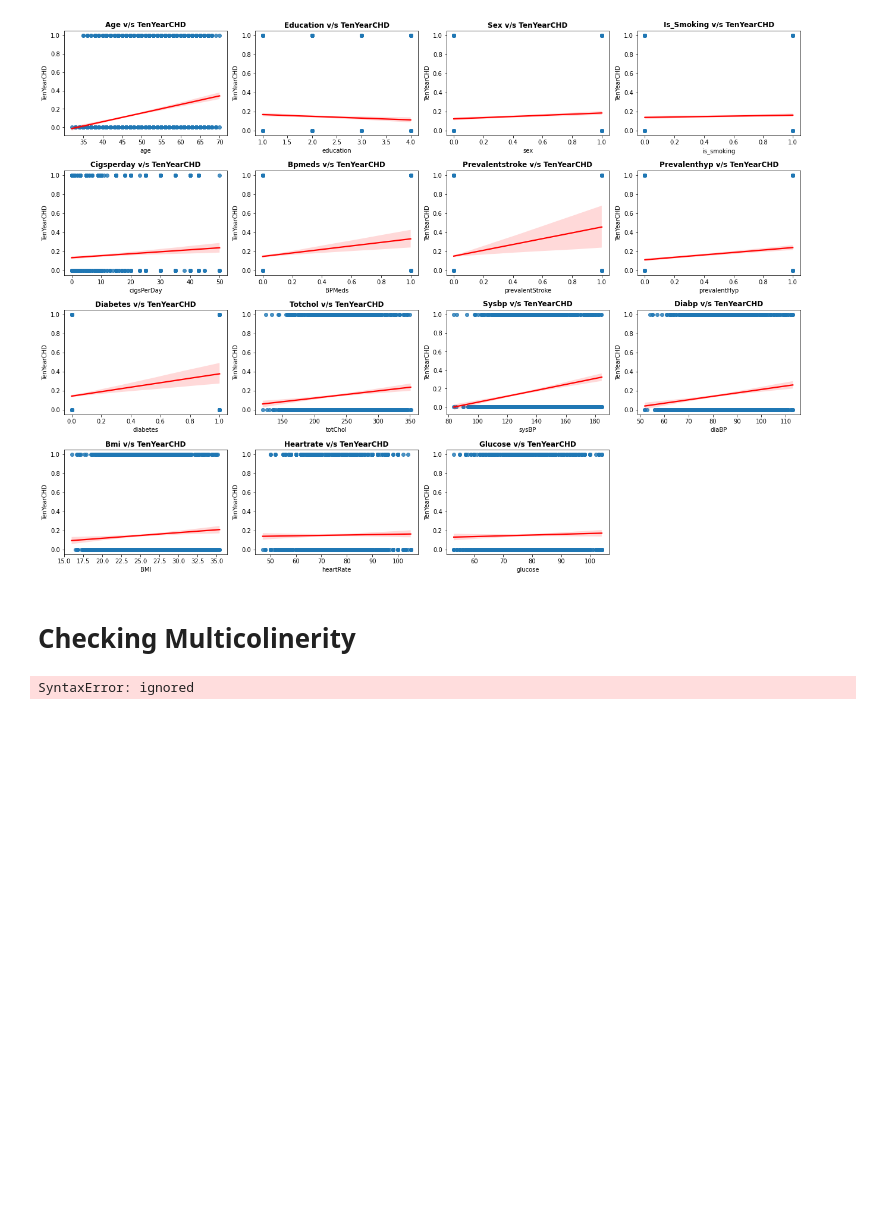
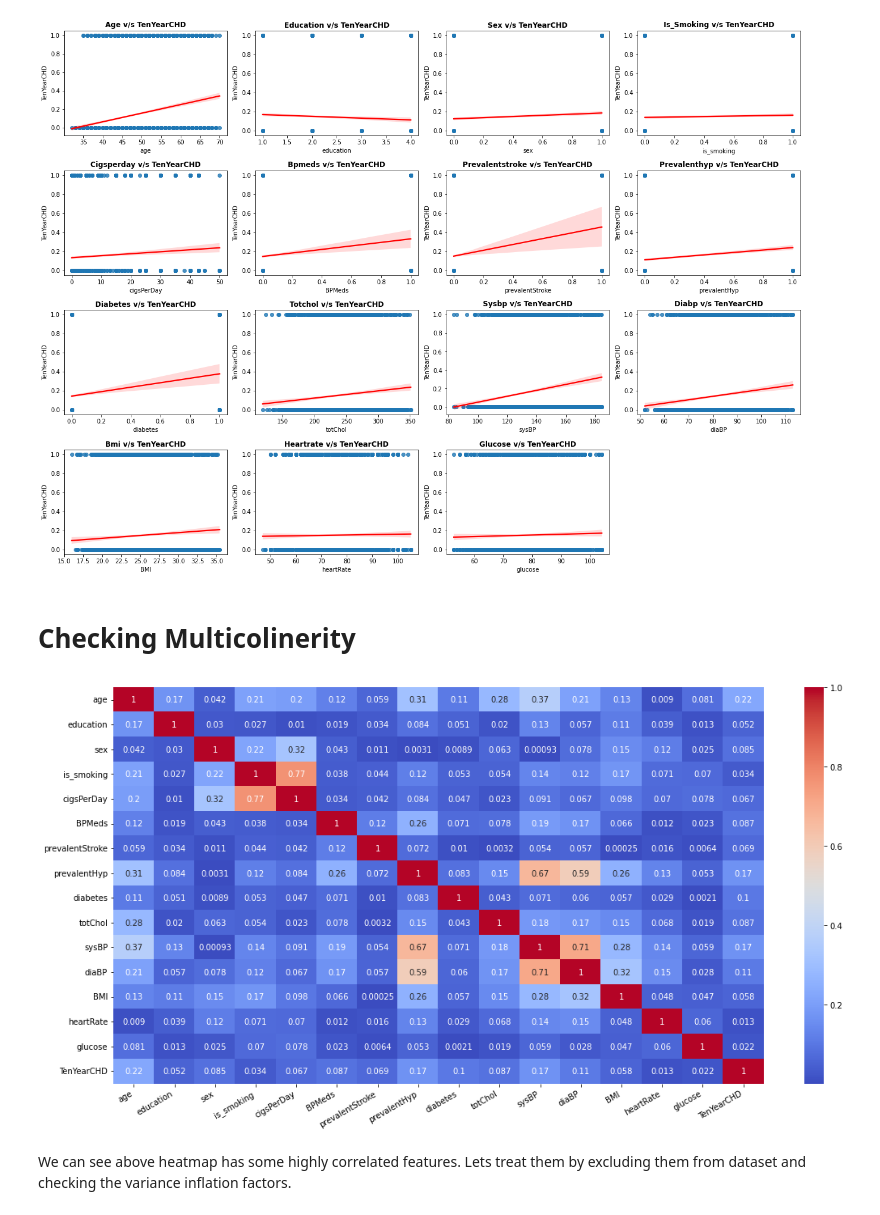
Before and after one commit to prajwalDU/Cardiovascular_classification, a Jupyter notebook: Cardiovascular_classification.ipynb, the cells around one changed output. Saved outputs shown, nothing was run; the diff lists cells and outputs as text; code cells hidden in the pictures; blank space fills up the shorter version.

```diff
--- a/Cardiovascular_classification.ipynb
+++ b/Cardiovascular_classification.ipynb
@@ -301,8 +319,10 @@ def cal_vif(X):
 # %%
 # Checking corelations with heatmap
 plt.figure(figsize=(18,9))
-plot = sns.heatmap(abs(data.corr(), annot=True, cmap='coolwarm')
-plot.set_xticklabels(plot.get_xticklabels(), roation=30, horizontalalignment='right')
+plot = sns.heatmap(abs(data.corr()), annot=True, cmap='coolwarm')
+plot.set_xticklabels(plot.get_xticklabels(), rotation=30, horizontalalignment='right')
 plt.show()
 # %% [output]
-SyntaxError: ignored
+[figure, added]
+# %% [markdown]
+We can see above heatmap has some highly correlated features. Lets treat them by excluding them from dataset and checking the variance inflation factors.
```
Also changed, not shown: parts of 39 cells of this notebook.
